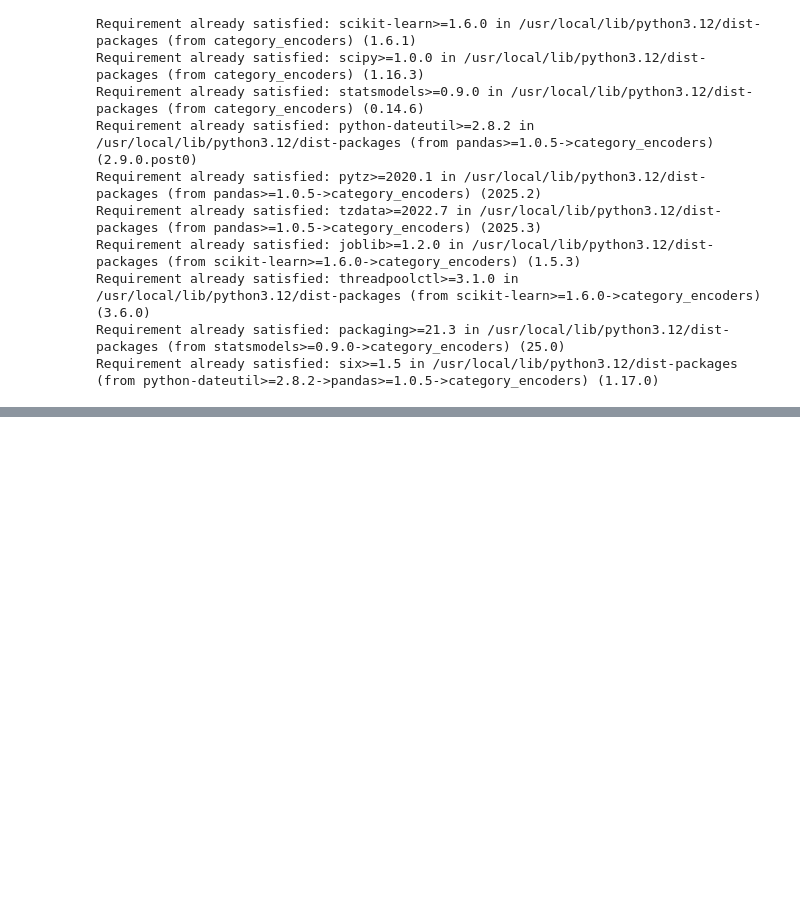
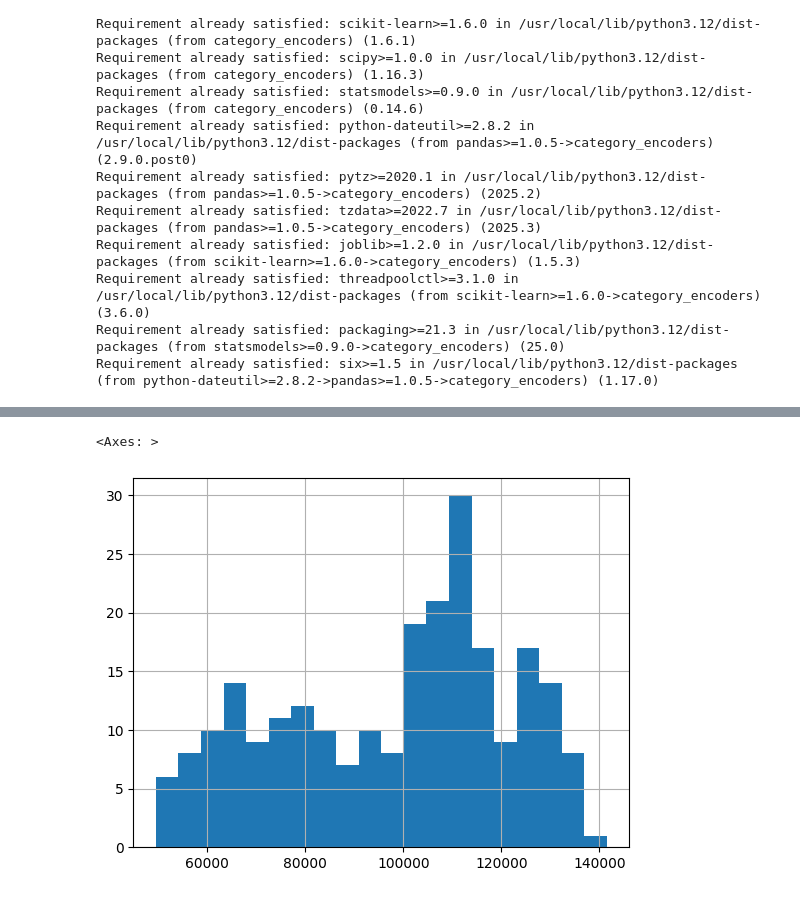
Before and after one commit to goitstudent123/ml-fundamentals-and-applications, a Jupyter notebook: dz_topic_8_2_HAS.ipynb, the cells around one changed output, grey strips where cells are left out. Cells and saved outputs as stored; diff of their text form; code cells hidden in the pictures; blank space fills up the shorter version.

```diff
--- a/dz_topic_8_2_HAS.ipynb
+++ b/dz_topic_8_2_HAS.ipynb
@@ -49,10 +49,6 @@ valid_url = "https://raw.githubusercontent.com/goitacademy/MACHINE-LEARNING-NEO/
 train_df = pd.read_csv(train_url)
 valid_df = pd.read_csv(valid_url)
 
-# Remove rows with missing values
-train_df = train_df.dropna().reset_index(drop=True)
-valid_df = valid_df.dropna().reset_index(drop=True)
-
 TARGET_COL = "Salary"
 
 print("Train shape:", train_df.shape)
@@ -69,24 +65,16 @@ Target column present in valid: True
 
 TARGET_COL = "Salary"
 
-# Drop identifier-like columns
-train_df = train_df.drop(columns=["Name", "Phone_Number"])
-valid_df = valid_df.drop(columns=["Name", "Phone_Number"])
+# Remove missing values
+train_df = train_df.dropna()
+valid_df = valid_df.dropna()
 
-# Convert Date_Of_Birth to datetime
-train_df["Date_Of_Birth"] = pd.to_datetime(train_df["Date_Of_Birth"], dayfirst=True)
-valid_df["Date_Of_Birth"] = pd.to_datetime(valid_df["Date_Of_Birth"], dayfirst=True)
+# Drop unnecessary columns
+cols_to_drop = ["Name", "Phone_Number", "Date_Of_Birth"]
+train_df = train_df.drop(columns=cols_to_drop)
+valid_df = valid_df.drop(columns=cols_to_drop)
 
-# Compute real age
-current_year = datetime.now().year
-
-train_df["Age"] = current_year - train_df["Date_Of_Birth"].dt.year
-valid_df["Age"] = current_year - valid_df["Date_Of_Birth"].dt.year
-
-# Drop original Date_Of_Birth
-train_df = train_df.drop(columns=["Date_Of_Birth"])
-valid_df = valid_df.drop(columns=["Date_Of_Birth"])
-
+# Separate features and target
 numeric_cols = train_df.select_dtypes(include=[np.number]).columns.tolist()
 numeric_cols.remove(TARGET_COL)
 
@@ -94,6 +82,12 @@ categorical_cols = train_df.select_dtypes(include=["object"]).columns.tolist()
 
 feature_cols = numeric_cols + categorical_cols
 
+X_train = train_df[feature_cols].copy()
+y_train = train_df[TARGET_COL].copy()
+
+X_valid = valid_df[feature_cols].copy()
+y_valid = valid_df[TARGET_COL].copy()
+
 print("Numeric features:", numeric_cols)
 print("Categorical features:", categorical_cols)
 # %% [output]
@@ -206,0 +215,6 @@ Validation R2  : 0.3360
+# %%
+train_df["Salary"].describe()
+train_df["Salary"].hist(bins=20)
+# %% [output]
+<Axes: >
+[figure, added]
```
Also changed, not shown: parts of 9 cells of this notebook.
